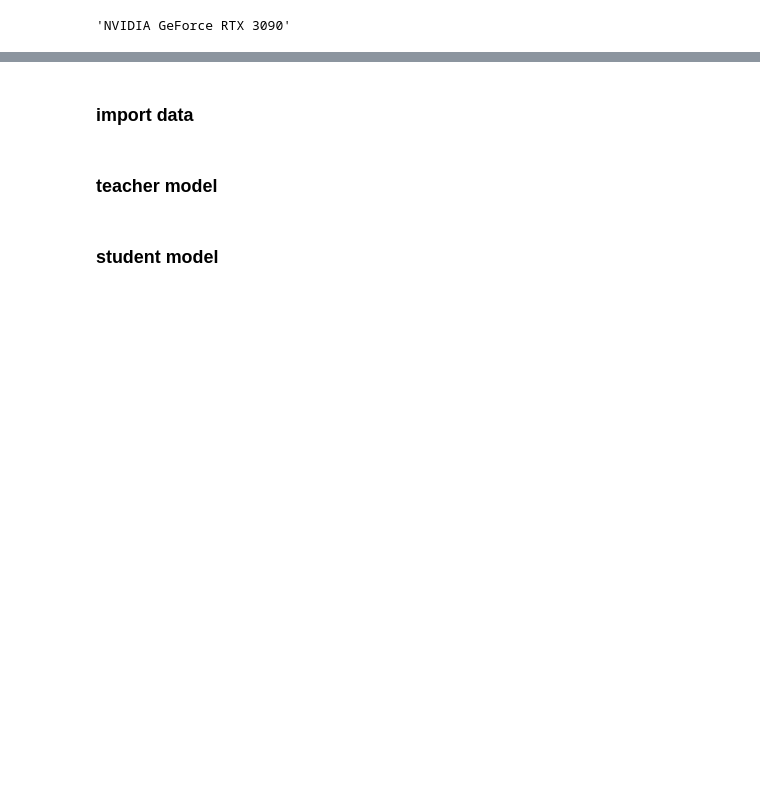
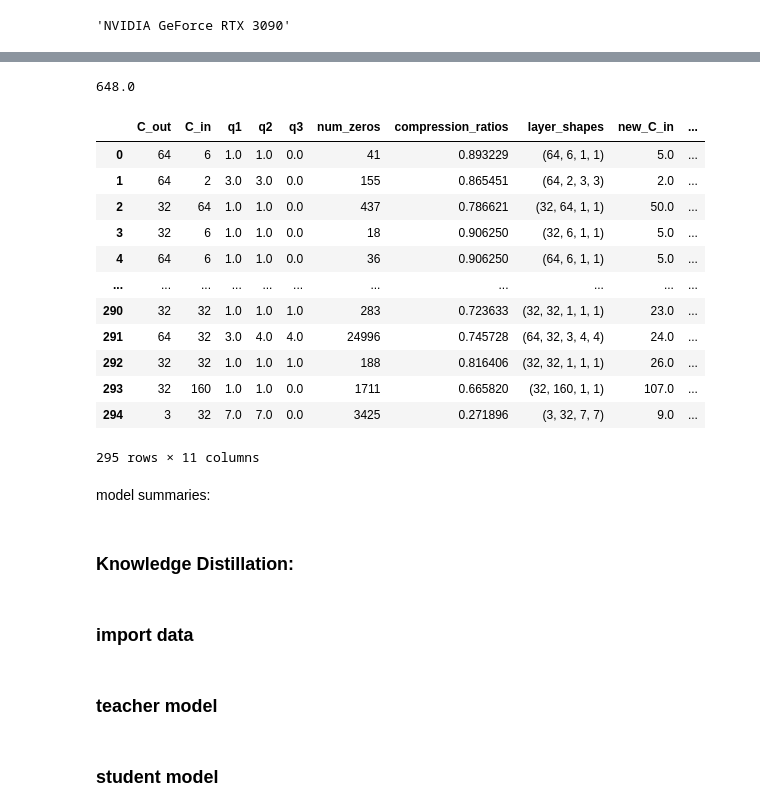
Before and after one commit to crispianm/ST-MFNet, a Jupyter notebook: crispian.ipynb, the cells around one changed output, grey strips where cells are left out. Drawn from its saved outputs; the diff is of its cells as text; code cells hidden in the pictures; blank space fills up the shorter version.

```diff
--- a/crispian.ipynb
+++ b/crispian.ipynb
@@ -21,0 +159,11 @@ torch.cuda.get_device_name()
+# %%
+teacher_weights = [w for name,
+                   w in teacher.named_parameters() if "weight" in name]
+model_weights = [w for name, w in model.named_parameters() if "weight" in name]
+layer_names = [name for name, w in model.named_parameters()
+               if "weight" in name and len(w.shape) > 1]
+K_parameters = np.array([np.prod(w.shape)
+                        for w in model_weights if len(w.shape) > 1])
+layer_shapes = [w.shape for w in model_weights if len(w.shape) > 1]
+num_zeros = np.array([np.count_nonzero(w.detach().cpu() == 0)
+                     for w in model_weights if len(w.shape) > 1])
@@ -21,0 +198,38 @@ torch.cuda.get_device_name()
+# %%
+compression_ratios = 1 - (num_zeros / K_parameters)
+# %%
+layer_shapes_df = pd.DataFrame(layer_shapes, columns=['C_out','C_in','q1','q2','q3']).fillna(0)
+# df1 = pd.DataFrame(layer_shapes, columns=['layer_shapes'])
+df = pd.DataFrame(num_zeros, columns=['num_zeros'])
+df['compression_ratios'] = compression_ratios
+df['layer_shapes'] = layer_shapes
+# df['parameters'] = K_parameters
+data = pd.concat([layer_shapes_df, df], axis=1)
+
+
+data['new_C_in'] = round(data['C_in'] * data['compression_ratios'])
+data['difference'] = (abs(data['C_in'] - data['new_C_in'])) #  / ((data['C_in'] + data['new_C_in'])/2)
+
+print(max(data['difference']))
+# data = data[data['difference'] > 0.3]
+data['layer_names'] = layer_names
+data.to_csv('./layer_shapes.csv')
+
+data
+# %% [output]
+648.0
+|  | C_out | C_in | q1 | q2 | q3 | num_zeros | compression_ratios | layer_shapes | new_C_in | ... |
+| 0 | 64 | 6 | 1.0 | 1.0 | 0.0 | 41 | 0.893229 | (64, 6, 1, 1) | 5.0 | ... |
+| 1 | 64 | 2 | 3.0 | 3.0 | 0.0 | 155 | 0.865451 | (64, 2, 3, 3) | 2.0 | ... |
+| 2 | 32 | 64 | 1.0 | 1.0 | 0.0 | 437 | 0.786621 | (32, 64, 1, 1) | 50.0 | ... |
+| 3 | 32 | 6 | 1.0 | 1.0 | 0.0 | 18 | 0.906250 | (32, 6, 1, 1) | 5.0 | ... |
+| 4 | 64 | 6 | 1.0 | 1.0 | 0.0 | 36 | 0.906250 | (64, 6, 1, 1) | 5.0 | ... |
+| ... | ... | ... | ... | ... | ... | ... | ... | ... | ... | ... |
+| 290 | 32 | 32 | 1.0 | 1.0 | 1.0 | 283 | 0.723633 | (32, 32, 1, 1, 1) | 23.0 | ... |
+| 291 | 64 | 32 | 3.0 | 4.0 | 4.0 | 24996 | 0.745728 | (64, 32, 3, 4, 4) | 24.0 | ... |
+| 292 | 32 | 32 | 1.0 | 1.0 | 1.0 | 188 | 0.816406 | (32, 32, 1, 1, 1) | 26.0 | ... |
+| 293 | 32 | 160 | 1.0 | 1.0 | 0.0 | 1711 | 0.665820 | (32, 160, 1, 1) | 107.0 | ... |
+| 294 | 3 | 32 | 7.0 | 7.0 | 0.0 | 3425 | 0.271896 | (3, 32, 7, 7) | 9.0 | ... |
+295 rows × 11 columns
+# %% [markdown]
+model summaries:
@@ -22,3 +246,5 @@ torch.cuda.get_device_name()
+# %% [markdown]
+### Knowledge Distillation:
 # %%
 class testArgs:
     gpu_id = 0
```
Also changed, not shown: parts of 24 cells of this notebook, 16 other files.
